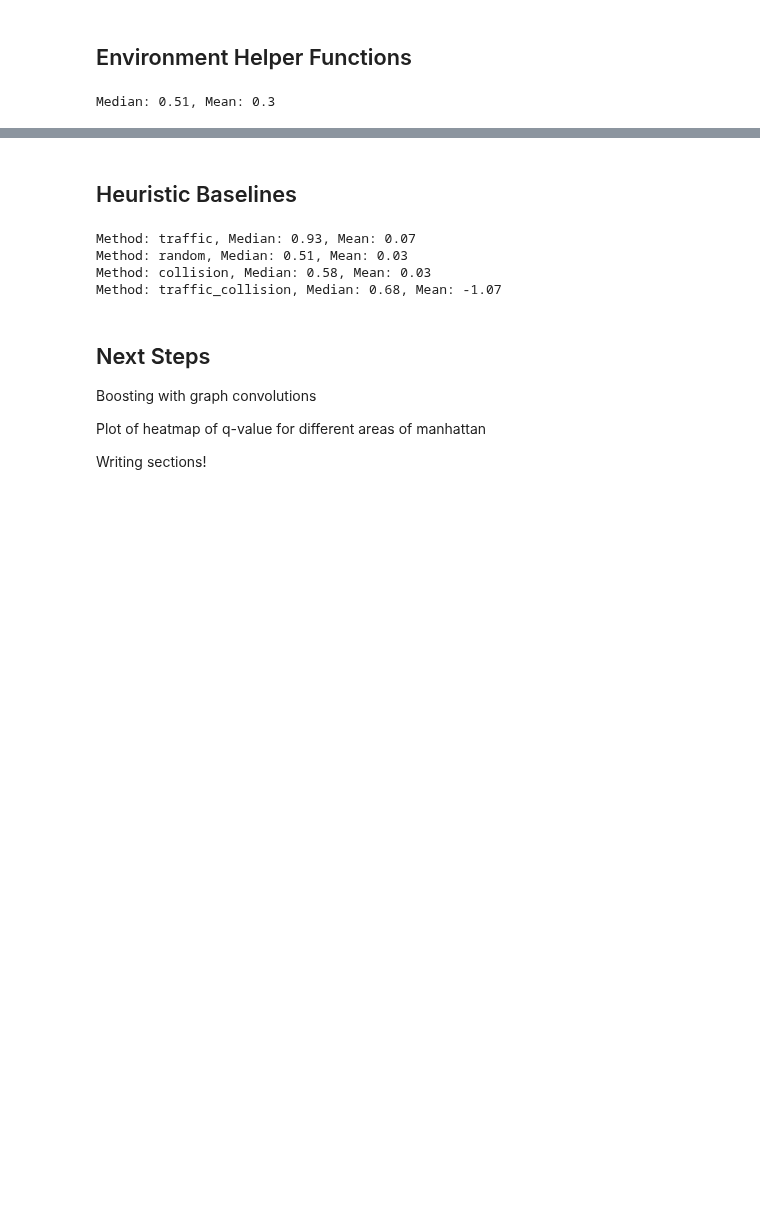
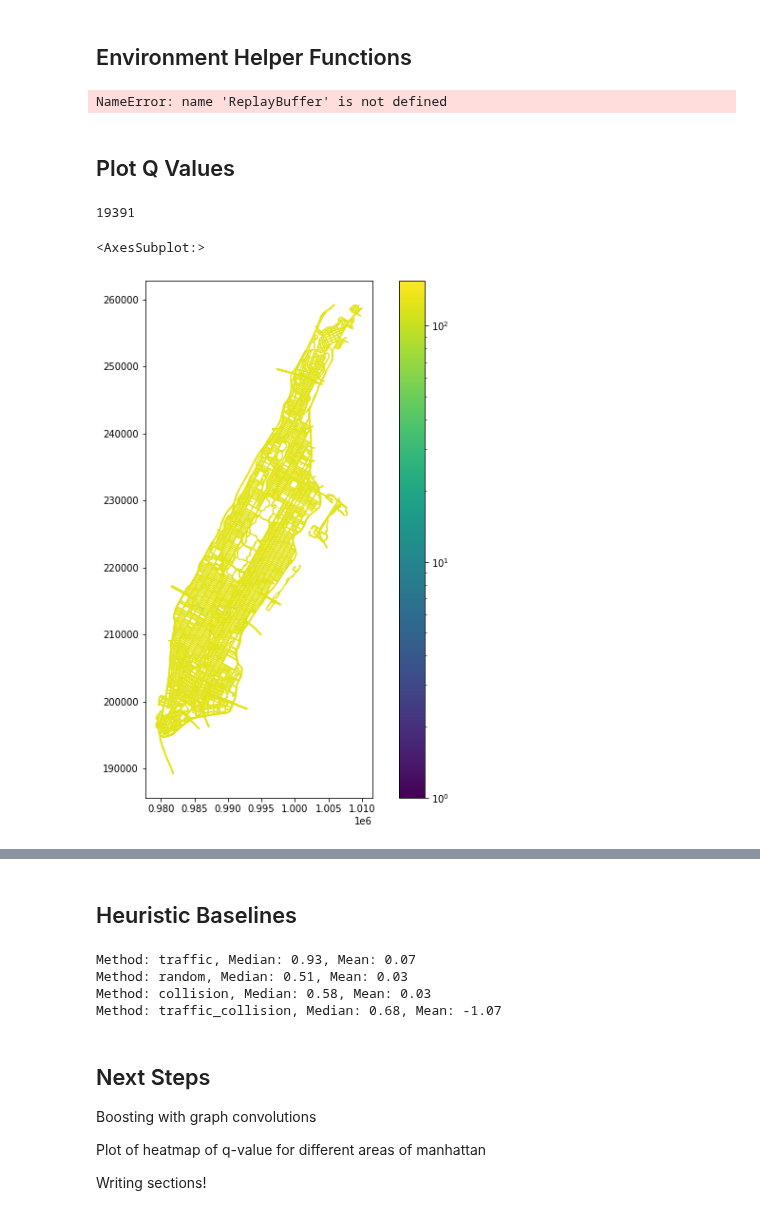
Before and after one commit to rtealwitter/OpenStreets, a Jupyter notebook: wrangle_taxi_data.ipynb, the cells around one changed output, grey strips where cells are left out. Drawn from its saved outputs; the diff is of its cells as text; code cells hidden in the pictures; blank space fills up the shorter version.

```diff
--- a/wrangle_taxi_data.ipynb
+++ b/wrangle_taxi_data.ipynb
@@ -567,17 +567,23 @@ num_ones = (y == 1).sum()
 class_weights = (torch.ones_like(y) + num_zeros/num_ones * y) / 2
 learners, alphas = [], []
 num_learners = 30
-num_epochs = 3
+num_epochs = 5
+def warmup(current_step, warmup_steps=2):
+    if current_step < warmup_steps:
+        return float(current_step / warmup_steps)
+    else:
+        return max(0.0, float(num_epochs - current_step) / float(max(1, num_epochs - warmup_steps)))
+
 for _ in range(num_learners):
     weighted_error = 1
+    success = True
     while weighted_error > .5:
         model = ConvGraphNet(input_dim=127, output_dim=1, hidden_dim=8, hidden_count=1)
+        if len(learners) > 0 and success: model.load_state_dict(learners[-1].state_dict())
         if verbose: print(sum([p.numel() for p in model.parameters()]))
         criterion = nn.BCELoss(reduction='none')
         optimizer = torch.optim.Adam(model.parameters(), lr=1e-2, weight_decay=0.001)
         scheduler = torch.optim.lr_scheduler.LambdaLR(optimizer, lr_lambda=warmup)
-        #scheduler = torch.optim.lr_scheduler.CosineAnnealingLR(optimizer, num_epochs)
-        #while weighted_error > .5:
         for i in range(num_epochs):
             output = torch.sigmoid(model(X, edges))
             loss_vector = criterion(output, y)
@@ -596,6 +602,7 @@ for _ in range(num_learners):
                 print('Accuracy:', np.round(accuracy.item(),2))
                 print('Number of 1:', np.round(prediction.sum().item()))
                 print('Number of 0:', np.round((1 - prediction).sum().item()))
+        success = False
     if weighted_error < .5:
         alpha = .5 * np.log((1 - weighted_error) / weighted_error)
         learners += [model]
@@ -938,19 +935,27 @@ memory = ReplayBuffer(max_size = 1000)
 
 dqn = ConvGraphNet(input_dim = 127)
 optimizer = torch.optim.Adam(dqn.parameters(), lr=0.001)
+def warmup(current_step, warmup_steps=2):
+    if current_step < warmup_steps:
+        return float(current_step / warmup_steps)
+    else:
+        return max(0.0, float(num_steps - current_step) / float(max(1, num_steps - warmup_steps)))
+
+scheduler = torch.optim.lr_scheduler.LambdaLR(optimizer, lr_lambda=warmup)
+
 dqn_target = ConvGraphNet(input_dim = 127)
 dqn_target.load_state_dict(dqn.state_dict())
 
 # Get good subsets to run on
 big_strong_components = []
 for nodes in nx.strongly_connected_components(Static.dual_graph):
-    if len(nodes) >= 20: big_strong_components += [list(nodes)]
+    if len(nodes) >= 1000: big_strong_components += [list(nodes)]
 
 scores, losses = [], []
-done = True
+done, score = True, 0
 for i in range(num_steps):
     if done:
-        current_state = new_state(big_strong_components)
+        current_state = new_state()#big_strong_components)
         scores += [score]
         score = 0
 
@@ -961,7 +966,11 @@ for i in range(num_steps):
 
     if len(memory) > batch_size:
         batch = memory.sample(batch_size)
-        loss = optimize_model(batch, dqn, dqn_target, optimizer, gamma) # calculate loss and update weights
+        loss = calculate_loss(batch, dqn, dqn_target, gamma) # calculate loss and update weights
+        optimizer.zero_grad()
+        loss.backward()
+        optimizer.step()
+        scheduler.step()
         epsilon -= epsilon_decay
         epsilon = max(epsilon, epsilon_min)
 
@@ -974,4 +983,24 @@ for i in range(num_steps):
 
 print(f'Median: {np.round(np.median(scores), 2)}, Mean: {np.round(np.mean(scores),2)}')
 # %% [output]
-Median: 0.51, Mean: 0.3
+NameError: name 'ReplayBuffer' is not defined
+# %% [markdown]
+## Plot Q Values
+# %%
+import matplotlib.colors as colors
+current_state = new_state()
+print(len(current_state.remaining_links))
+q_values = dqn(current_state.node_features, current_state.edges).detach().squeeze().numpy()
+min_q = np.min(q_values)
+if min_q <= 0:
+    q_values = q_values - min_q + 1
+new_links = Static.links.copy(deep=True)[Static.links['OBJECTID'].isin(current_state.remaining_links)]
+new_links.set_index('OBJECTID', inplace=True)
+new_links.sort_index(inplace=True)
+new_links['q_values'] = q_values
+new_links.plot(column = q_values, cmap = 'viridis', figsize = (10,10), legend = True,
+               norm=colors.LogNorm(vmin=q_values.min(), vmax=q_values.max()))
+# %% [output]
+19391
+<AxesSubplot:>
+[figure, added]
```
Also changed, not shown: parts of 6 cells of this notebook.
